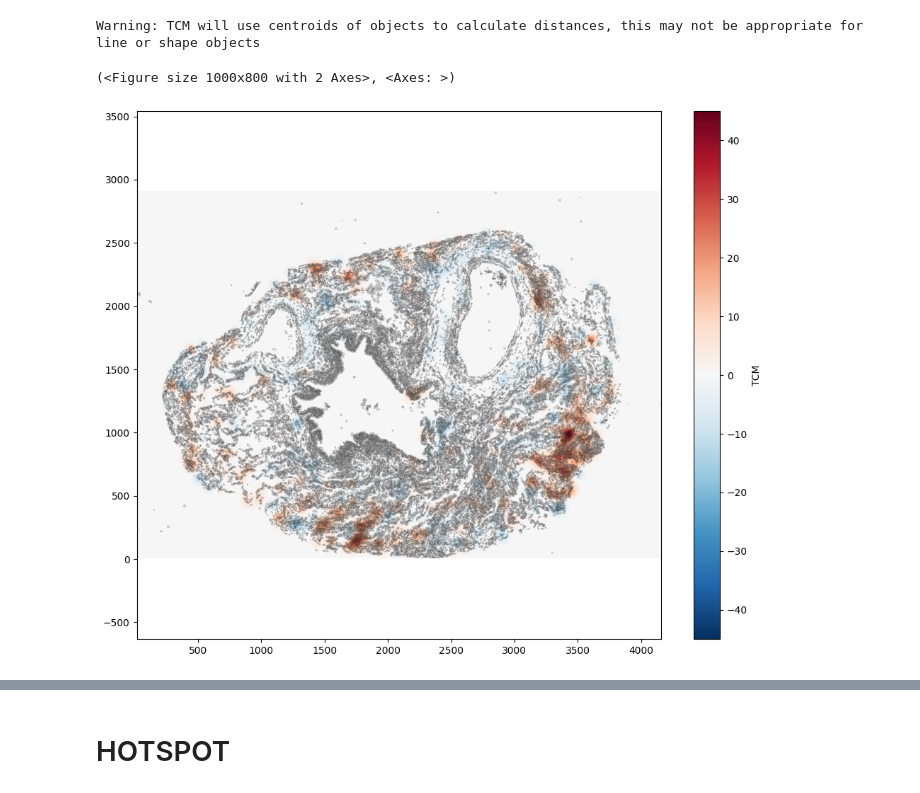
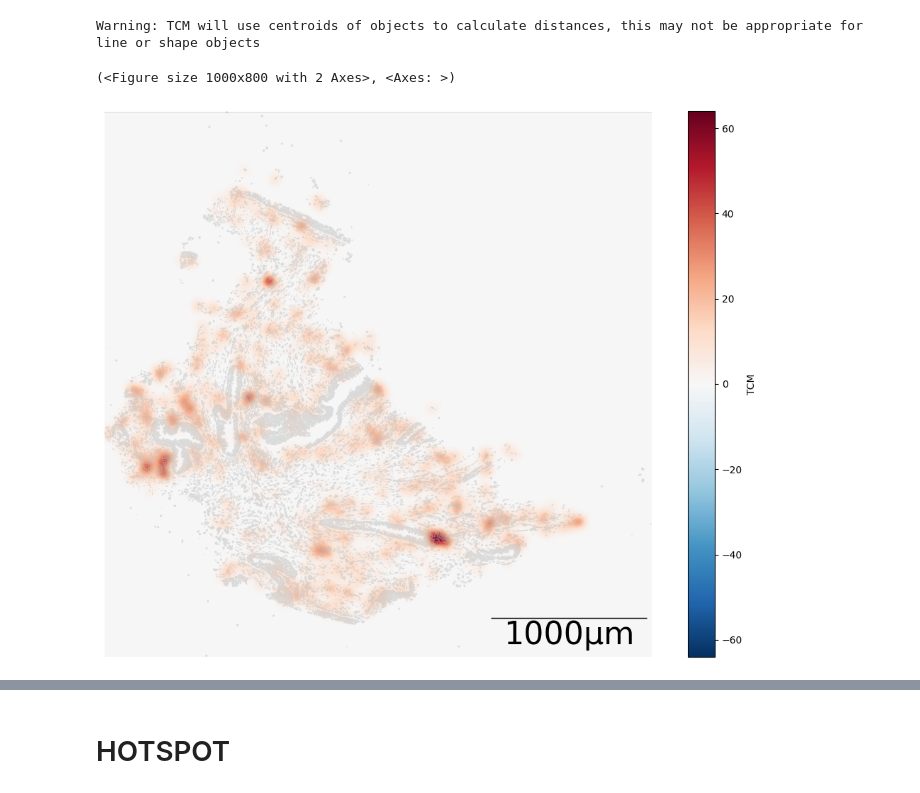
Before and after one commit to spatts14/AirScape_analysis, a Jupyter notebook: notebooks/visualize_muspan.ipynb, the cells around one changed output, grey strips where cells are left out. Cells and saved outputs as stored; diff of their text form; code cells hidden in the pictures.

```diff
--- a/notebooks/visualize_muspan.ipynb
+++ b/notebooks/visualize_muspan.ipynb
@@ -29,4 +11,8 @@ Traceback (most recent call last):  File "<frozen runpy>", line 198, in _run_mod
 # %%
 # Load the domain inside the worker process
-domain = ms.io.load_domain("/Volumes/phenotypingsputumasthmaticsaurorawellcomea1/live/Sara_Patti/009_ST_Xenium/output/muspan/domains/IPF_RBH_16_muspan_domain.muspan")
+# SHAM
+# domain = ms.io.load_domain("/Volumes/phenotypingsputumasthmaticsaurorawellcomea1/live/Sara_Patti/009_ST_Xenium/output/muspan/domains/COPD_R041_V2_muspan_domain.muspan")
+
+# TREATMENT
+domain = ms.io.load_domain("/Volumes/phenotypingsputumasthmaticsaurorawellcomea1/live/Sara_Patti/009_ST_Xenium/output/muspan/domains/COPD_R003_V2_muspan_domain.muspan")
 # %% [output]
@@ -56,9 +35,14 @@ array(['AT1 cells', 'AT2 cells', 'Adventitial fibroblasts', 'Aerocytes',
 # %%
-cell1 = 'Interstitial Macrophages'
-cell2 = 'CD8+ T cells'
+cell1 = 'Interstitial macrophages'
+cell2 = 'Interstitial macrophages'
 clusters_of_interest = [cell1, cell2]
-# 'Interstitial Macrophages', 'Ciliated cells'
+# 'Interstitial macrophages', 'Ciliated cells'
 cluster_of_interest_query = ms.query.query(domain, ('label', 'Cell Type'), 'in', clusters_of_interest)
+# %%
+# Set color for interstitial macrophages
+domain.update_colors(
+        {"Interstitial macrophages": "#f7b7d2"}, colors_to_update="labels", label_name="Cell Type"
+    )
 # %%
 fig, ax = plt.subplots(figsize=(10, 5))
 # Visualize the domain with cell boundaries
@@ -111,25 +92,26 @@ Warning: TCM will use centroids of objects to calculate distances, this may not
 # %%
 fig, ax = plt.subplots(figsize=(10, 8))
 # Visualize the domain with cell boundaries
 ms.visualise.visualise(
     domain,
     objects_to_plot=('collection', 'Cell boundaries'),
     add_cbar=False,
-    shape_kwargs={'alpha': 0.2, 'linewidth': 0.75, 'facecolor': [0.7, 0.7, 0.7, 1]},
+    shape_kwargs={'alpha':0.5, 'linewidth': 0.005, 'edgecolor': "#00000000", 'color': "#bec1c2"},
+        add_scalebar=True, scalebar_kwargs={'size': 1000, 'label': '1000µm', 'loc': 'lower right', 'pad': 0.1, 'color': 'black', 'frameon': False, 'size_vertical': 2},
     ax=ax
 )
 
 ms.visualise.visualise_topographical_correlation_map(
     domain,
     TCM_array,
     ax=ax,
     colorbar_limit=None,
     tcm_cmap='RdBu_r',
     colorbar_label='TCM',
     )
 # %% [output]
 (<Figure size 1000x800 with 2 Axes>, <Axes: >)
-[figure, old version]
+[figure, new version]
 # %%
 
 ms.visualise.visualise_topographical_correlation_map(
```
Also changed, not shown: parts of 7 cells of this notebook, 1 other file.
